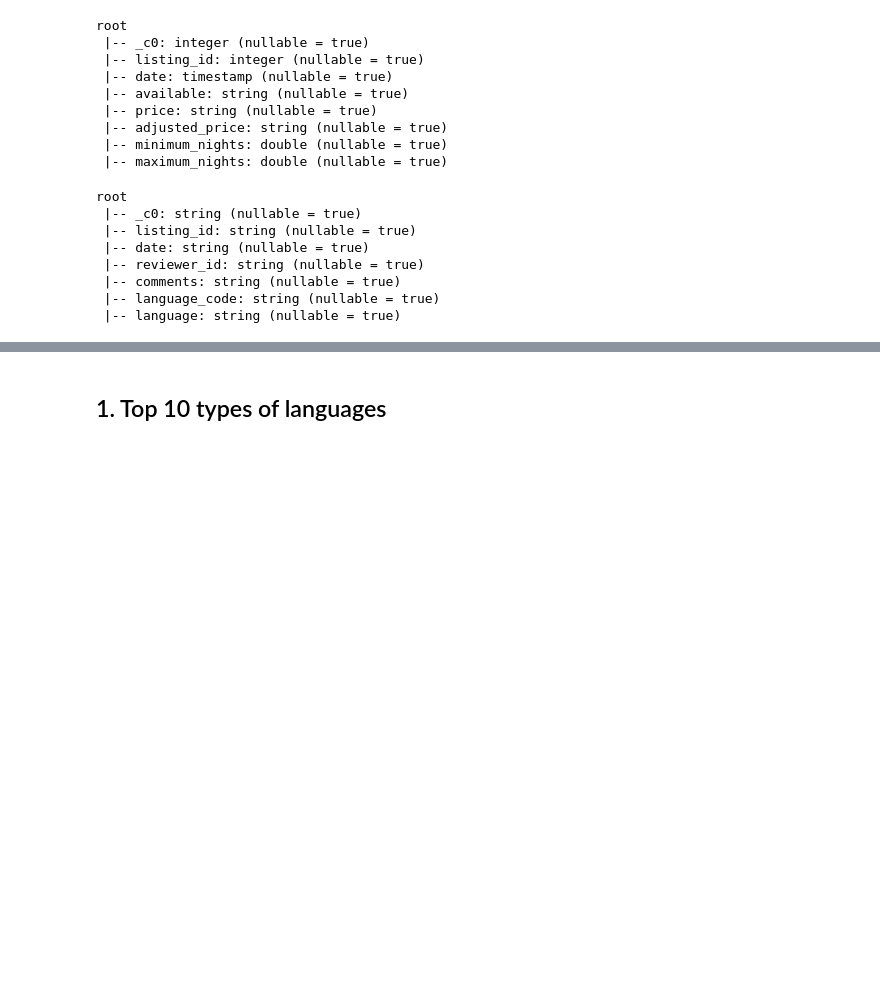
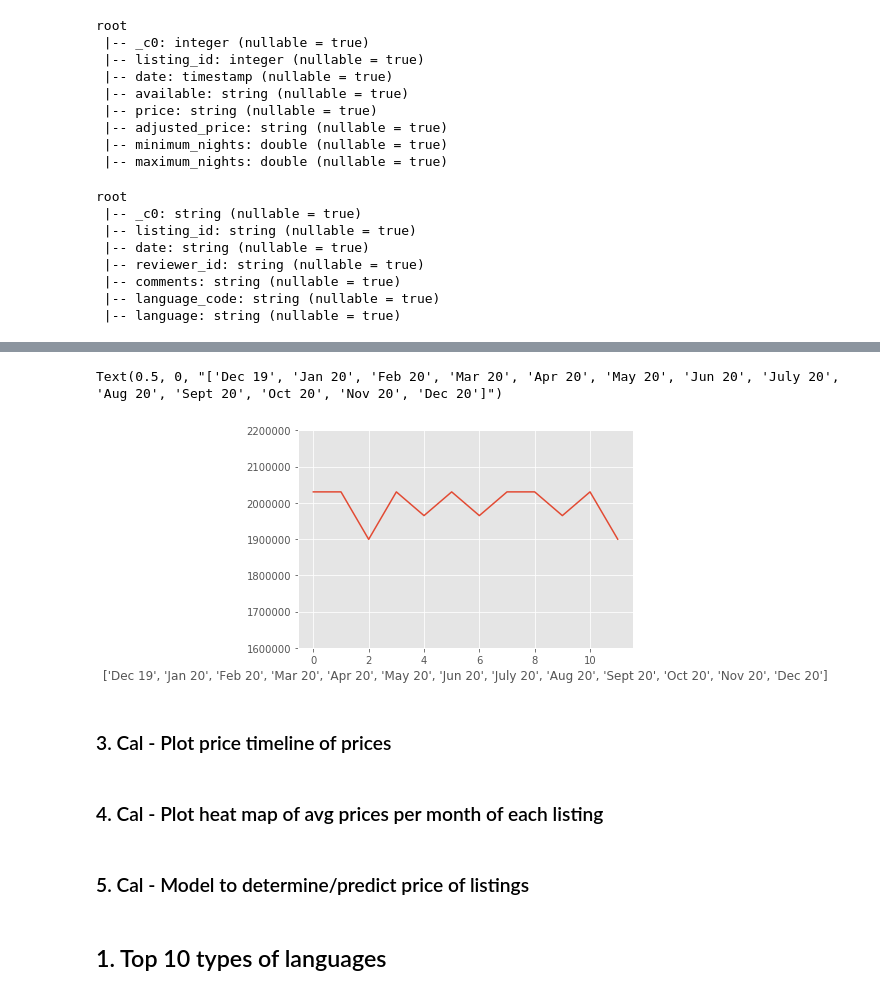
Before and after one commit to WinrichSy/AirBnBusiness, a Jupyter notebook: AirBnb Capstone.ipynb, the cells around one changed output, grey strips where cells are left out. Cells and saved outputs as stored; diff of their text form; code cells hidden in the pictures; blank space fills up the shorter version.

```diff
--- a/AirBnb Capstone.ipynb
+++ b/AirBnb Capstone.ipynb
@@ -570,0 +595,7 @@ paris_reviews.createOrReplaceTempView('paris_reviews')
+# %%
+paris_calendar = spark.read.csv(paris+'the_calendar_to_use.csv',
+                            header = True,
+                            sep = ",",
+                            inferSchema = True)
+
+paris_calendar.createOrReplaceTempView('paris_calendar')
@@ -570,0 +700,8 @@ paris_reviews.createOrReplaceTempView('paris_reviews')
+# %%
+#Cal - count of listings per month
+query = '''SELECT DISTINCT month,year, COUNT(listing_id) as number_of_listings
+            FROM paris_calendar
+            GROUP BY year, month
+            ORDER BY year, month ASC'''
+
+listing_counts_per_month = spark.sql(query).toPandas()
@@ -570,0 +725,4 @@ paris_reviews.createOrReplaceTempView('paris_reviews')
+# %%
+listing_counts_per_month['number_of_listings'][12] += listing_counts_per_month['number_of_listings'][0]
+# %%
+listing_counts_per_month.drop(0, inplace=True)
@@ -571,3 +745,16 @@ paris_reviews.createOrReplaceTempView('paris_reviews')
+# %%
+plt.plot(range(len(listing_counts_per_month)), listing_counts_per_month['number_of_listings'])
+plt.ylim(1600000, 2200000)
+plt.xlabel(['Dec 19', 'Jan 20','Feb 20','Mar 20','Apr 20','May 20','Jun 20','July 20','Aug 20','Sept 20','Oct 20', 'Nov 20', 'Dec 20'])
+# %% [output]
+Text(0.5, 0, "['Dec 19', 'Jan 20', 'Feb 20', 'Mar 20', 'Apr 20', 'May 20', 'Jun 20', 'July 20', 'Aug 20', 'Sept 20', 'Oct 20', 'Nov 20', 'Dec 20']")
+[figure, added]
+# %% [markdown]
+### 3. Cal - Plot price timeline of prices
+# %% [markdown]
+### 4. Cal - Plot heat map of avg prices per month of each listing
+# %% [markdown]
+### 5. Cal - Model to determine/predict price of listings
 # %% [markdown]
 ## 1. Top 10 types of languages
 # %%
```
Also changed, not shown: parts of 45 cells of this notebook.
